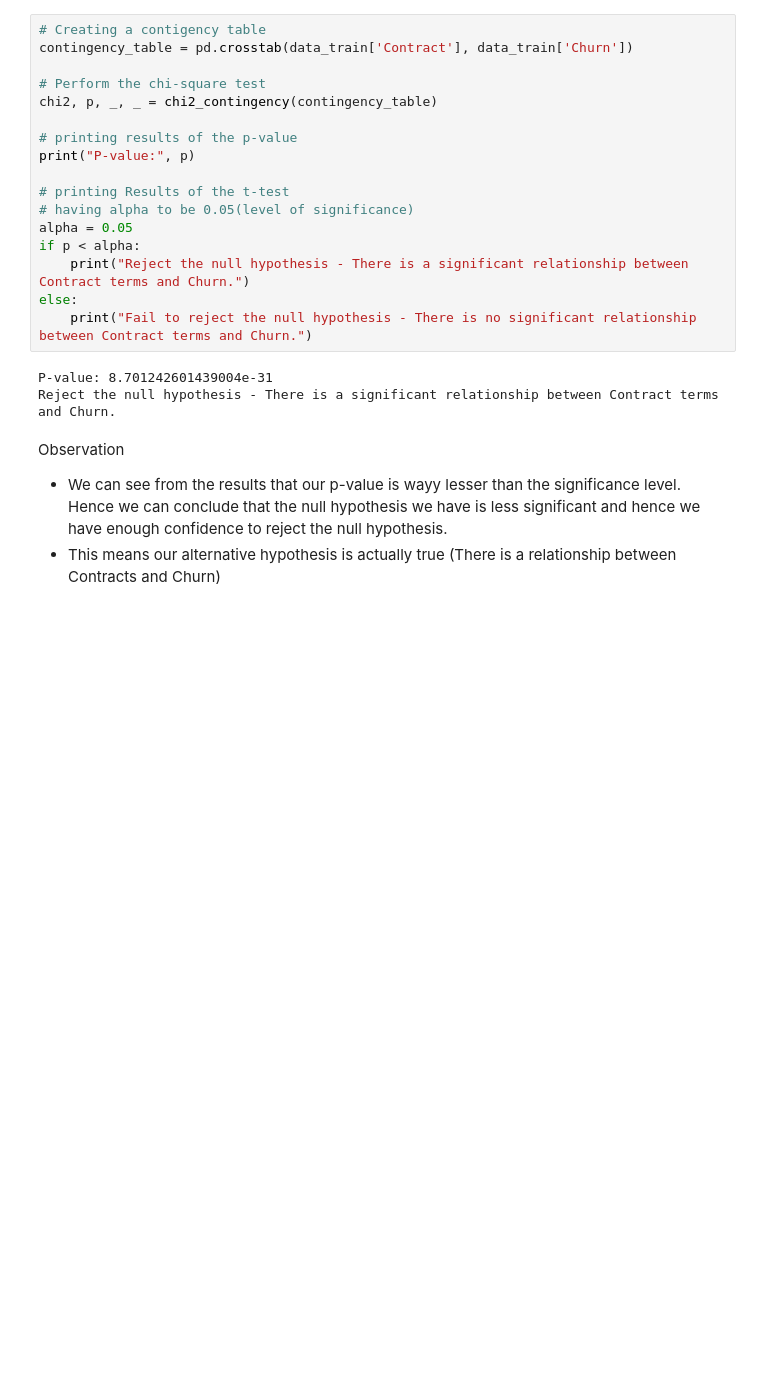
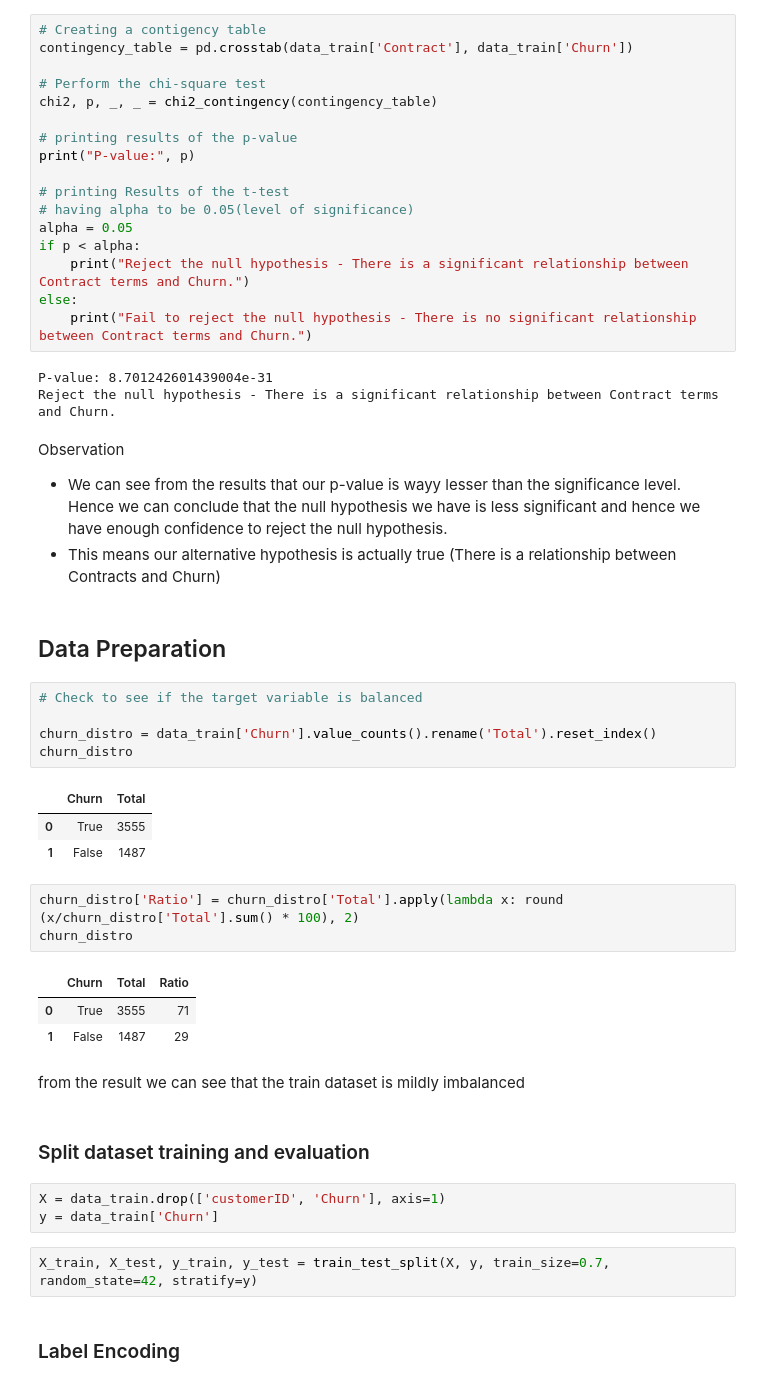
Before and after one commit to Marlon-were/Customer_Churn_Analysis, a Jupyter notebook: churn.ipynb, the cells around one changed output. Saved outputs shown, nothing was run; the diff lists cells and outputs as text; blank space fills up the shorter version.

```diff
--- a/churn.ipynb
+++ b/churn.ipynb
@@ -741,3 +762,32 @@ Reject the null hypothesis - There is a significant relationship between Contrac
 Observation
 - We can see from the results that our p-value is wayy lesser than the significance level. Hence we can conclude that the null     hypothesis we have is less significant and hence we have enough confidence to reject the null hypothesis.
 - This means our alternative hypothesis is actually true (There is a relationship between Contracts and Churn)
+# %% [markdown]
+## Data Preparation
+# %%
+# Check to see if the target variable is balanced
+
+churn_distro = data_train['Churn'].value_counts().rename('Total').reset_index()
+churn_distro
+# %% [output]
+|  | Churn | Total |
+| 0 | True | 3555 |
+| 1 | False | 1487 |
+# %%
+churn_distro['Ratio'] = churn_distro['Total'].apply(lambda x: round (x/churn_distro['Total'].sum() * 100), 2)
+churn_distro
+# %% [output]
+|  | Churn | Total | Ratio |
+| 0 | True | 3555 | 71 |
+| 1 | False | 1487 | 29 |
+# %% [markdown]
+from the result we can see that the train dataset is mildly imbalanced
+# %% [markdown]
+### Split dataset training and evaluation
+# %%
+X = data_train.drop(['customerID', 'Churn'], axis=1)
+y = data_train['Churn']
+# %%
+X_train, X_test, y_train, y_test = train_test_split(X, y, train_size=0.7,  random_state=42, stratify=y)
+# %% [markdown]
+### Label Encoding
```
Also changed, not shown: parts of 17 cells of this notebook.
